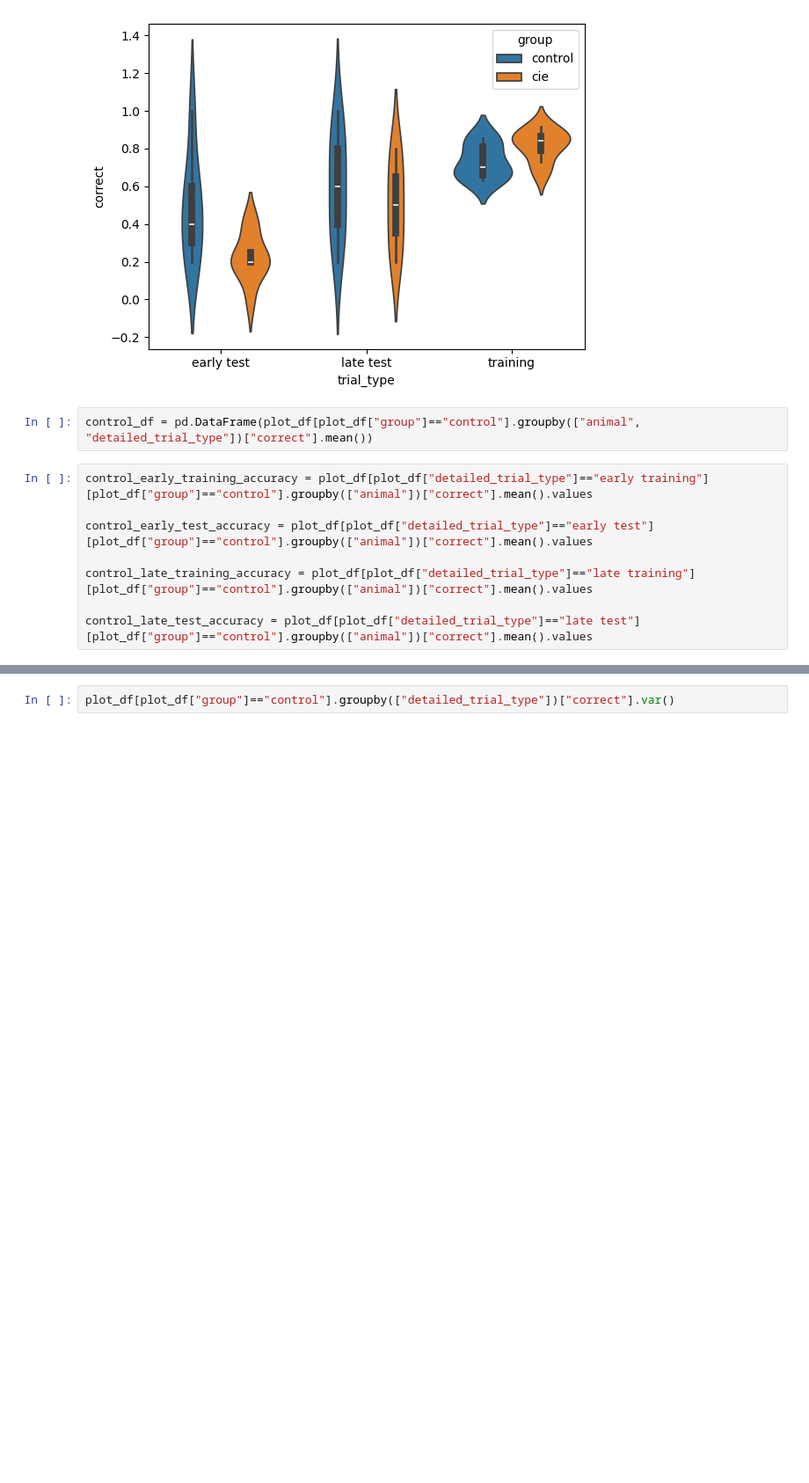
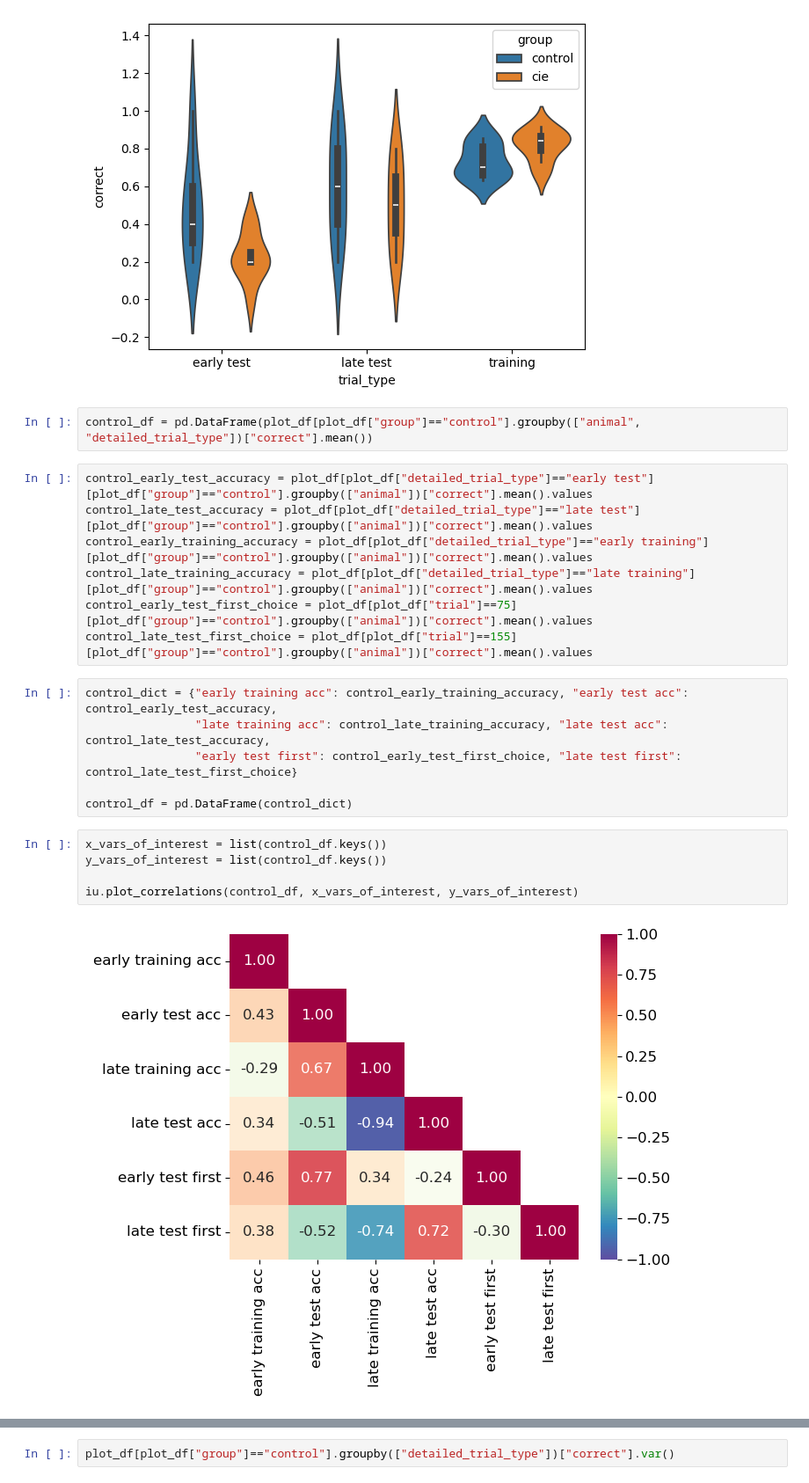
Before and after one commit to SSchwoebel/TMaze, a Jupyter notebook: cie_task/1_preprocessing.ipynb, the cells around one changed output, grey strips where cells are left out. Shown at 88% size. Cells and saved outputs as stored; diff of their text form; blank space fills up the shorter version.

Commit message:
added correlation plots to preprocessing notebook

```diff
--- a/cie_task/1_preprocessing.ipynb
+++ b/cie_task/1_preprocessing.ipynb
@@ -345,13 +346,25 @@ plt.show()
 # %%
 control_df = pd.DataFrame(plot_df[plot_df["group"]=="control"].groupby(["animal", "detailed_trial_type"])["correct"].mean())
 # %%
+control_early_test_accuracy = plot_df[plot_df["detailed_trial_type"]=="early test"][plot_df["group"]=="control"].groupby(["animal"])["correct"].mean().values
+control_late_test_accuracy = plot_df[plot_df["detailed_trial_type"]=="late test"][plot_df["group"]=="control"].groupby(["animal"])["correct"].mean().values
 control_early_training_accuracy = plot_df[plot_df["detailed_trial_type"]=="early training"][plot_df["group"]=="control"].groupby(["animal"])["correct"].mean().values
-
-control_early_test_accuracy = plot_df[plot_df["detailed_trial_type"]=="early test"][plot_df["group"]=="control"].groupby(["animal"])["correct"].mean().values
-
 control_late_training_accuracy = plot_df[plot_df["detailed_trial_type"]=="late training"][plot_df["group"]=="control"].groupby(["animal"])["correct"].mean().values
-
-control_late_test_accuracy = plot_df[plot_df["detailed_trial_type"]=="late test"][plot_df["group"]=="control"].groupby(["animal"])["correct"].mean().values
+control_early_test_first_choice = plot_df[plot_df["trial"]==75][plot_df["group"]=="control"].groupby(["animal"])["correct"].mean().values
+control_late_test_first_choice = plot_df[plot_df["trial"]==155][plot_df["group"]=="control"].groupby(["animal"])["correct"].mean().values
+# %%
+control_dict = {"early training acc": control_early_training_accuracy, "early test acc": control_early_test_accuracy,
+                "late training acc": control_late_training_accuracy, "late test acc": control_late_test_accuracy,
+                "early test first": control_early_test_first_choice, "late test first": control_late_test_first_choice}
+
+control_df = pd.DataFrame(control_dict)
+# %%
+x_vars_of_interest = list(control_df.keys())
+y_vars_of_interest = list(control_df.keys())
+
+iu.plot_correlations(control_df, x_vars_of_interest, y_vars_of_interest)
+# %% [output]
+[figure, added]
 # %%
 print("p val control early training & early test")
 print(pearsonr(control_early_training_accuracy, control_early_test_accuracy))
```
Also changed, not shown: parts of 9 cells of this notebook, 6 other files.
